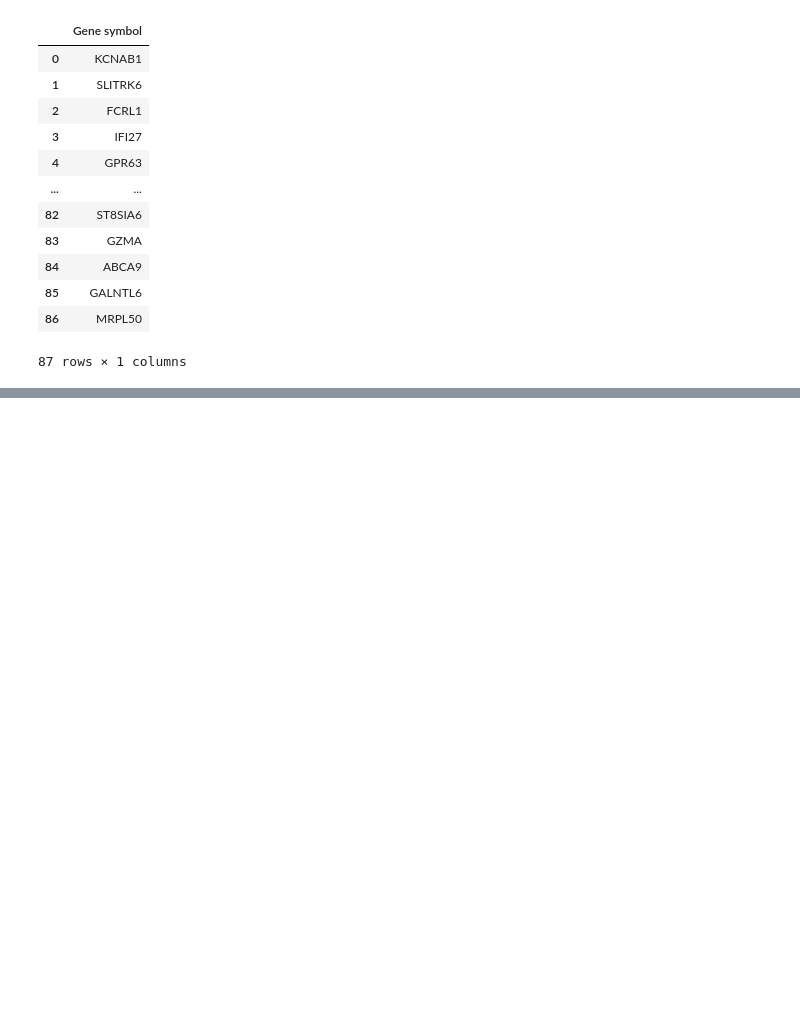
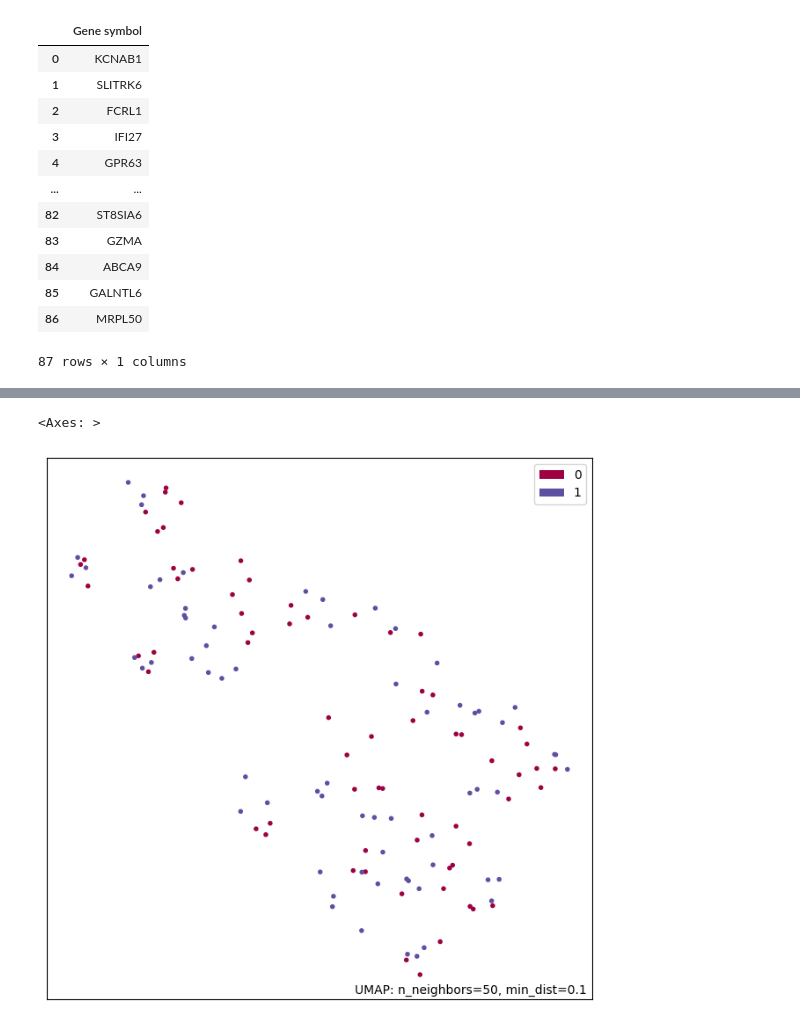
Before and after one commit to anuprulez/nanosampler, a Jupyter notebook: AML/analyze_expression_data.ipynb, the cells around one changed output, grey strips where cells are left out. Cells and saved outputs as stored; diff of their text form; code cells hidden in the pictures; blank space fills up the shorter version.

```diff
--- a/AML/analyze_expression_data.ipynb
+++ b/AML/analyze_expression_data.ipynb
@@ -152,0 +166,6 @@ intersection
+# %%
+df_expression_data_feature_pred_genes = df_expression_data_feature[feature_imps["Gene"]]
+umap.plot.points(umap.UMAP(n_neighbors=50).fit(df_expression_data_feature_pred_genes), labels=labels)
+# %% [output]
+<Axes: >
+[figure, added]
```
Also changed, not shown: parts of 3 cells of this notebook, 6 other files.
